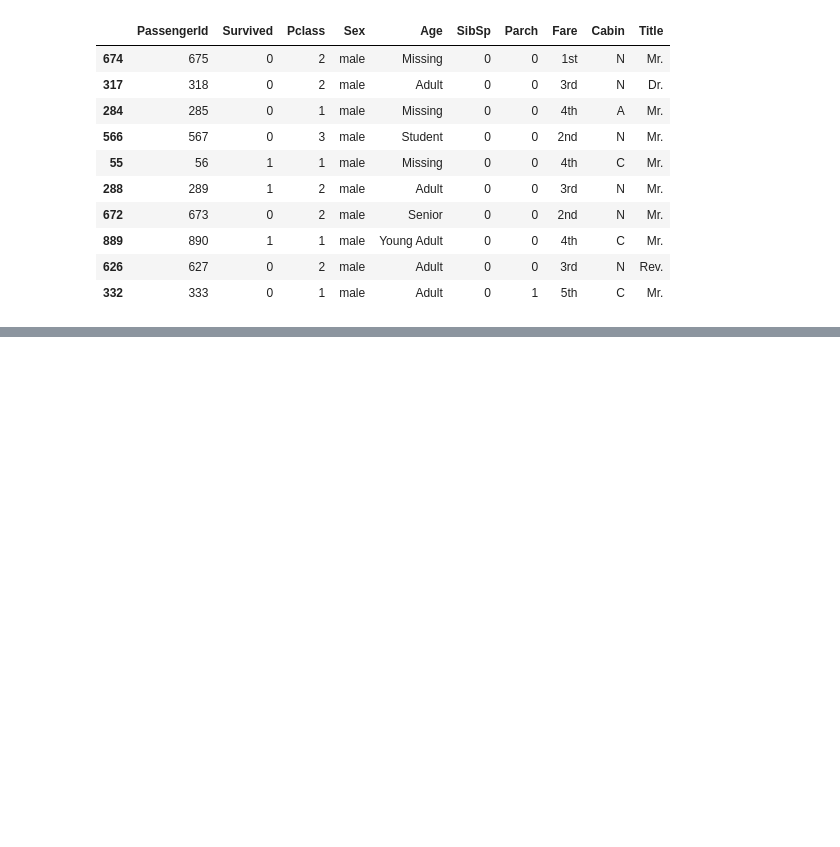
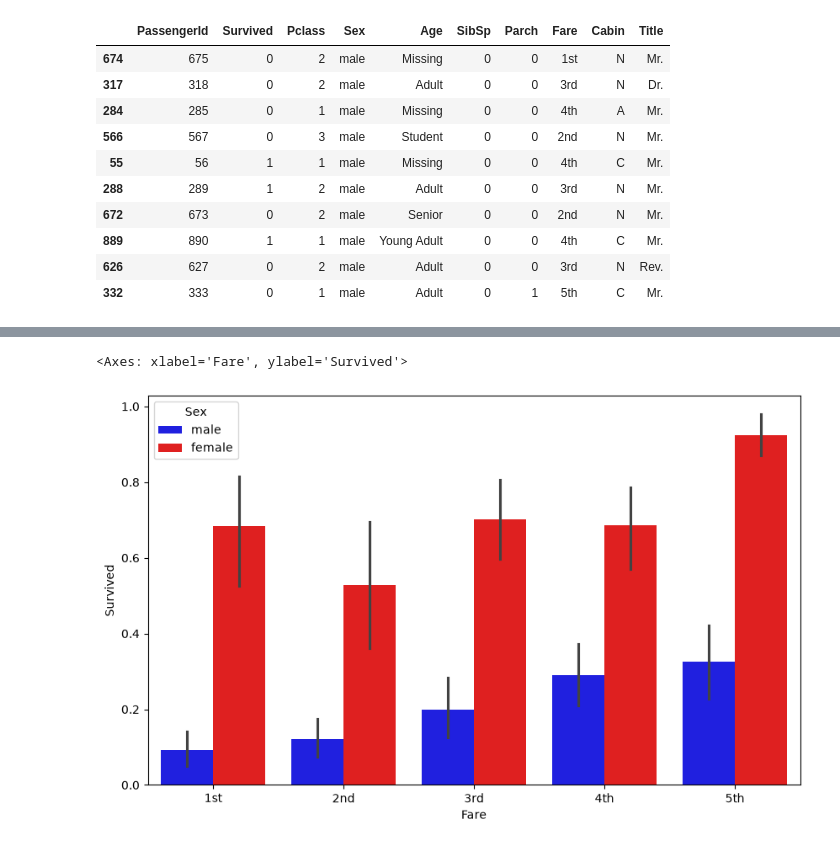
Before and after one commit to andres112/Advanced-Python, a Jupyter notebook: Titanic.ipynb, the cells around one changed output, grey strips where cells are left out. Drawn from its saved outputs; the diff is of its cells as text; code cells hidden in the pictures; blank space fills up the shorter version.

Commit message:
chore: visualize results

```diff
--- a/Titanic.ipynb
+++ b/Titanic.ipynb
@@ -276,0 +277,6 @@ sns.barplot(x='Age', y='Survived', hue='Sex', data=train_data, ax=ax)
+# %%
+fig, ax = plt.subplots(figsize=(10, 6))
+sns.barplot(x='Fare', y='Survived', hue='Sex', palette={'male': 'blue', 'female': 'red'}, data=train_data, ax=ax)
+# %% [output]
+<Axes: xlabel='Fare', ylabel='Survived'>
+[figure, added]
```
Also changed, not shown: parts of 1 cell of this notebook.
